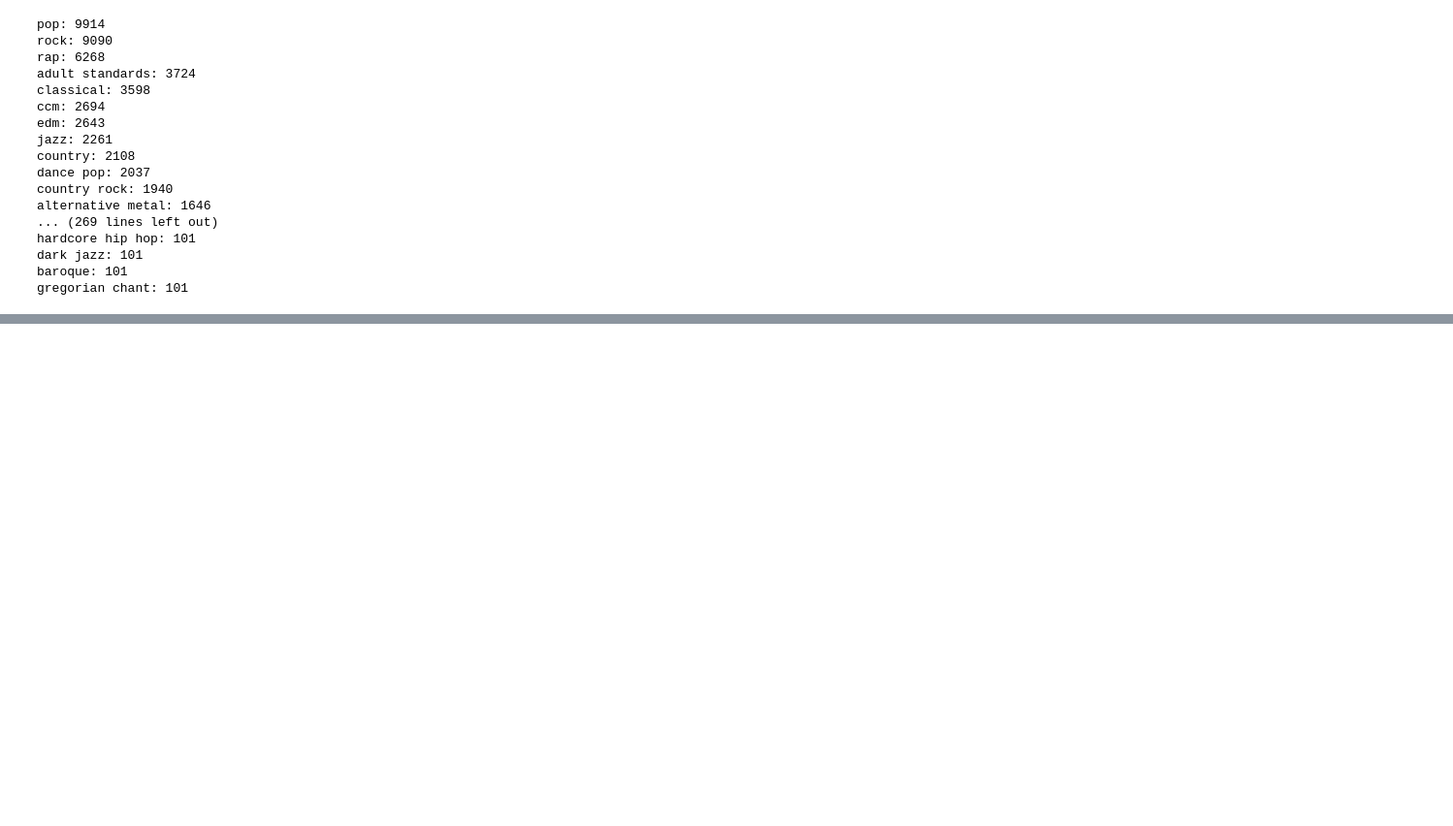
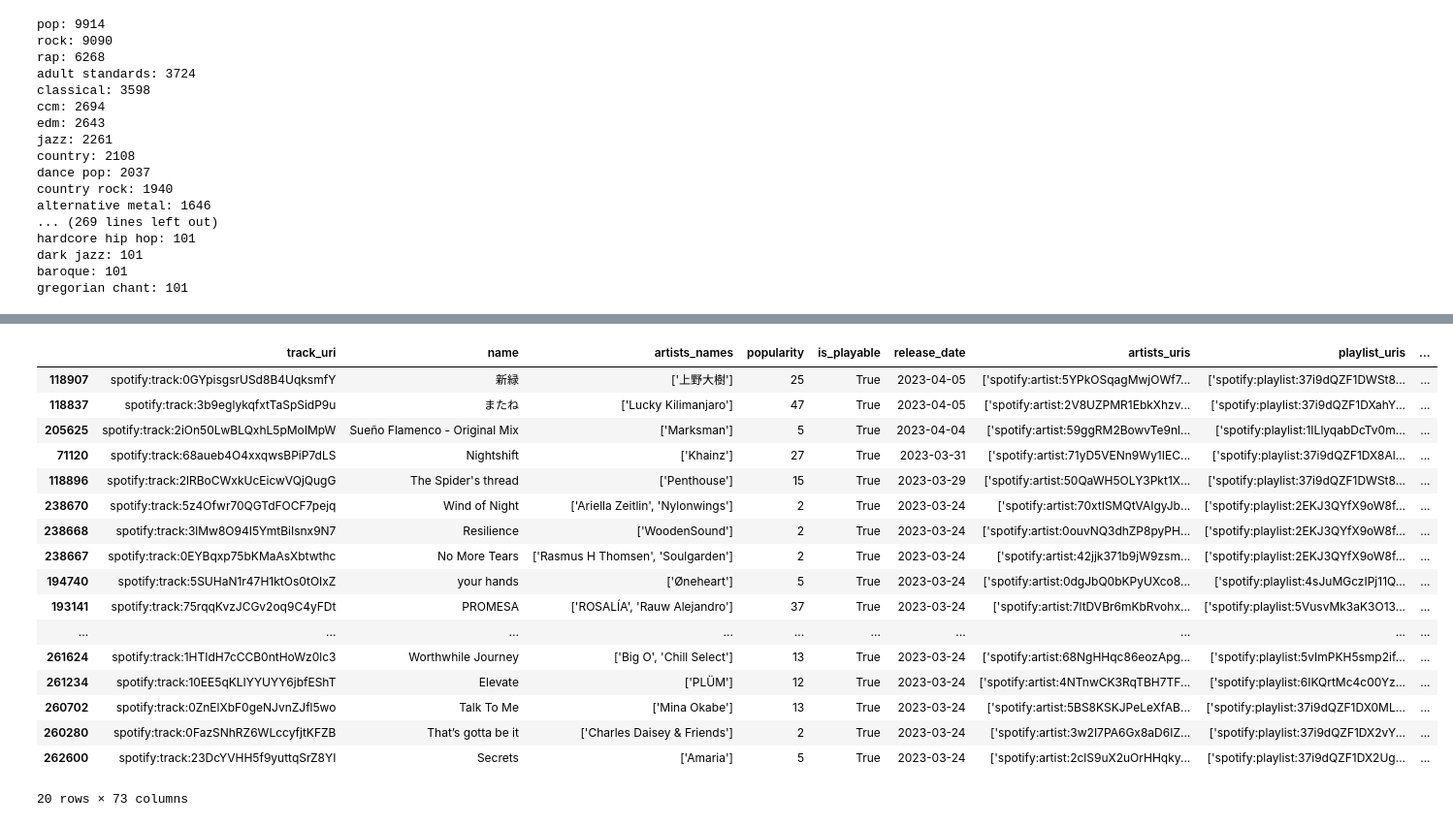
Before and after one commit to kcwaggs/project-4, a Jupyter notebook: test.ipynb, the cells around one changed output, grey strips where cells are left out. Shown at 97% size. Cells and saved outputs as stored; diff of their text form; code cells hidden in the pictures; blank space fills up the shorter version.

```diff
--- a/test.ipynb
+++ b/test.ipynb
@@ -1161,5 +1161,5 @@ for genres_lists in maindf_encoded['artists_genres']:
 # Count the occurrences of each genre
 genre_counts = Counter(all_genres)
 # Display the count of each genre
-for genre, count in genre_counts.items():
-    print(f"{genre}: {count}")
+#for genre, count in genre_counts.items():
+    #print(f"{genre}: {count}")
@@ -1203,8 +1185,8 @@ sorted_genres = {genre: count for genre, count in sorted(genre_counts.items(), k
 
 # Display the count of each genre and total number of unique genres
 total_unique_genres = len(sorted_genres)
-for genre, count in sorted_genres.items():
-    print(f"{genre}: {count}")
+#for genre, count in sorted_genres.items():
+    #print(f"{genre}: {count}")
 
 print(f"Total number of unique genres: {total_unique_genres}")
 # %% [output]
@@ -1280,7 +1244,7 @@ sorted_genres = {genre: count for genre, count in sorted(genre_counts.items(), k
 
 # Display the count of each genre and total number of unique genres
 total_unique_genres = len(sorted_genres)
-for genre, count in sorted_genres.items():
-    print(f"{genre}: {count}")
+#for genre, count in sorted_genres.items():
+    #print(f"{genre}: {count}")
 print(f"Total number of unique genres: {total_unique_genres}")
 # %% [output]
@@ -1371,7 +1319,7 @@ sorted_artist_genres = {genre: count for genre, count in sorted(artist_genre_cou
 
 # Display the count of each artist most popular genre and total number of unique genres
 total_unique_artist_genres = len(sorted_artist_genres)
-for genre, count in sorted_artist_genres.items():
-    print(f"{genre}: {count}")
+#for genre, count in sorted_artist_genres.items():
+    #print(f"{genre}: {count}")
 print(f"Total number of unique artist genres: {total_unique_artist_genres}")
 # %% [output]
@@ -1475,0 +1505,42 @@ gregorian chant: 101
+# %%
+import pandas as pd
+
+# Step 1: Copy the DataFrame
+updated_filtered_df = filtered_df.copy()
+
+# Step 2: Rename the column
+updated_filtered_df.rename(columns={'artist_most_popular_genre': 'broader_genre_category'}, inplace=True)
+
+# Step 3: Categorize genres based on the predefined keywords
+def categorize_genre(genre):
+    if not genre or pd.isna(genre):
+        return 'Miscellaneous'
+    for key, values in genre_keywords.items():
+        if any(keyword in genre.lower() for keyword in values):
+            return key
+    return 'Miscellaneous'
+
+# Apply the function to categorize genres
+updated_filtered_df['broader_genre_category'] = updated_filtered_df['broader_genre_category'].apply(categorize_genre)
+
+# Display the updated DataFrame
+updated_filtered_df.head(20)
+# %% [output]
+|  | track_uri | name | artists_names | popularity | is_playable | release_date | artists_uris | playlist_uris | ... |
+| 118907 | spotify:track:0GYpisgsrUSd8B4UqksmfY | 新緑 | ['上野大樹'] | 25 | True | 2023-04-05 | ['spotify:artist:5YPkOSqagMwjOWf7... | ['spotify:playlist:37i9dQZF1DWSt8... | ... |
+| 118837 | spotify:track:3b9eglykqfxtTaSpSidP9u | またね | ['Lucky Kilimanjaro'] | 47 | True | 2023-04-05 | ['spotify:artist:2V8UZPMR1EbkXhzv... | ['spotify:playlist:37i9dQZF1DXahY... | ... |
+| 205625 | spotify:track:2iOn50LwBLQxhL5pMoIMpW | Sueño Flamenco - Original Mix | ['Marksman'] | 5 | True | 2023-04-04 | ['spotify:artist:59ggRM2BowvTe9nl... | ['spotify:playlist:1ILlyqabDcTv0m... | ... |
+| 71120 | spotify:track:68aueb4O4xxqwsBPiP7dLS | Nightshift | ['Khainz'] | 27 | True | 2023-03-31 | ['spotify:artist:71yD5VENn9Wy1IEC... | ['spotify:playlist:37i9dQZF1DX8Al... | ... |
+| 118896 | spotify:track:2lRBoCWxkUcEicwVQjQugG | The Spider's thread | ['Penthouse'] | 15 | True | 2023-03-29 | ['spotify:artist:50QaWH5OLY3Pkt1X... | ['spotify:playlist:37i9dQZF1DWSt8... | ... |
+| 238670 | spotify:track:5z4Ofwr70QGTdFOCF7pejq | Wind of Night | ['Ariella Zeitlin', 'Nylonwings'] | 2 | True | 2023-03-24 | ['spotify:artist:70xtISMQtVAIgyJb... | ['spotify:playlist:2EKJ3QYfX9oW8f... | ... |
+| 238668 | spotify:track:3lMw8O94I5YmtBiIsnx9N7 | Resilience | ['WoodenSound'] | 2 | True | 2023-03-24 | ['spotify:artist:0ouvNQ3dhZP8pyPH... | ['spotify:playlist:2EKJ3QYfX9oW8f... | ... |
+| 238667 | spotify:track:0EYBqxp75bKMaAsXbtwthc | No More Tears | ['Rasmus H Thomsen', 'Soulgarden'] | 2 | True | 2023-03-24 | ['spotify:artist:42jjk371b9jW9zsm... | ['spotify:playlist:2EKJ3QYfX9oW8f... | ... |
+| 194740 | spotify:track:5SUHaN1r47H1ktOs0tOIxZ | your hands | ['Øneheart'] | 5 | True | 2023-03-24 | ['spotify:artist:0dgJbQ0bKPyUXco8... | ['spotify:playlist:4sJuMGczIPj11Q... | ... |
+| 193141 | spotify:track:75rqqKvzJCGv2oq9C4yFDt | PROMESA | ['ROSALÍA', 'Rauw Alejandro'] | 37 | True | 2023-03-24 | ['spotify:artist:7ltDVBr6mKbRvohx... | ['spotify:playlist:5VusvMk3aK3O13... | ... |
+| ... | ... | ... | ... | ... | ... | ... | ... | ... | ... |
+| 261624 | spotify:track:1HTIdH7cCCB0ntHoWz0lc3 | Worthwhile Journey | ['Big O', 'Chill Select'] | 13 | True | 2023-03-24 | ['spotify:artist:68NgHHqc86eozApg... | ['spotify:playlist:5vImPKH5smp2if... | ... |
+| 261234 | spotify:track:10EE5qKLIYYUYY6jbfEShT | Elevate | ['PLÜM'] | 12 | True | 2023-03-24 | ['spotify:artist:4NTnwCK3RqTBH7TF... | ['spotify:playlist:6IKQrtMc4c00Yz... | ... |
+| 260702 | spotify:track:0ZnElXbF0geNJvnZJfl5wo | Talk To Me | ['Mina Okabe'] | 13 | True | 2023-03-24 | ['spotify:artist:5BS8KSKJPeLeXfAB... | ['spotify:playlist:37i9dQZF1DX0ML... | ... |
+| 260280 | spotify:track:0FazSNhRZ6WLccyfjtKFZB | That’s gotta be it | ['Charles Daisey & Friends'] | 2 | True | 2023-03-24 | ['spotify:artist:3w2I7PA6Gx8aD6IZ... | ['spotify:playlist:37i9dQZF1DX2vY... | ... |
+| 262600 | spotify:track:23DcYVHH5f9yuttqSrZ8YI | Secrets | ['Amaria'] | 5 | True | 2023-03-24 | ['spotify:artist:2clS9uX2uOrHHqky... | ['spotify:playlist:37i9dQZF1DX2Ug... | ... |
+20 rows × 73 columns
```
Also changed, not shown: parts of 25 cells of this notebook, 1 other file.
